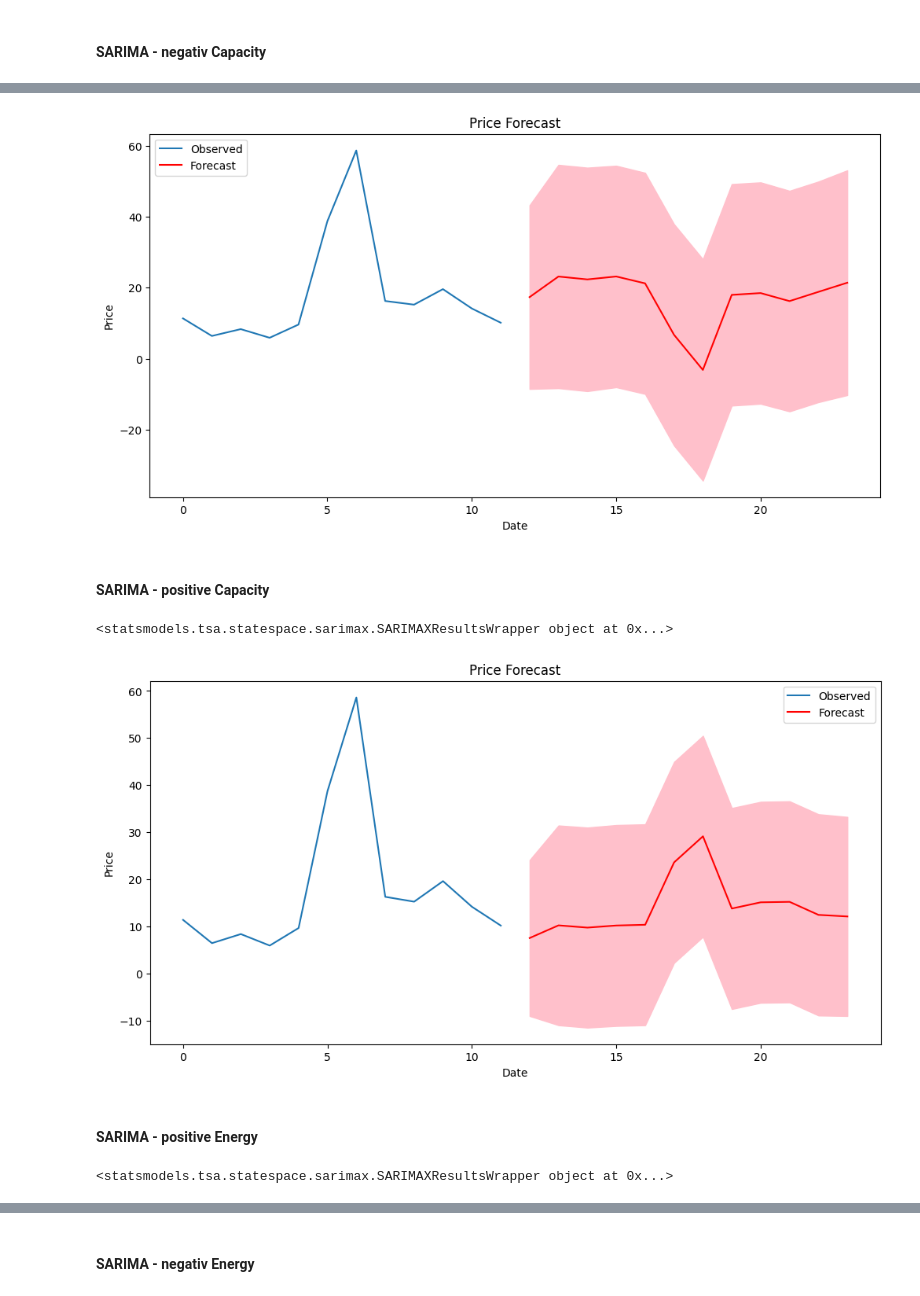
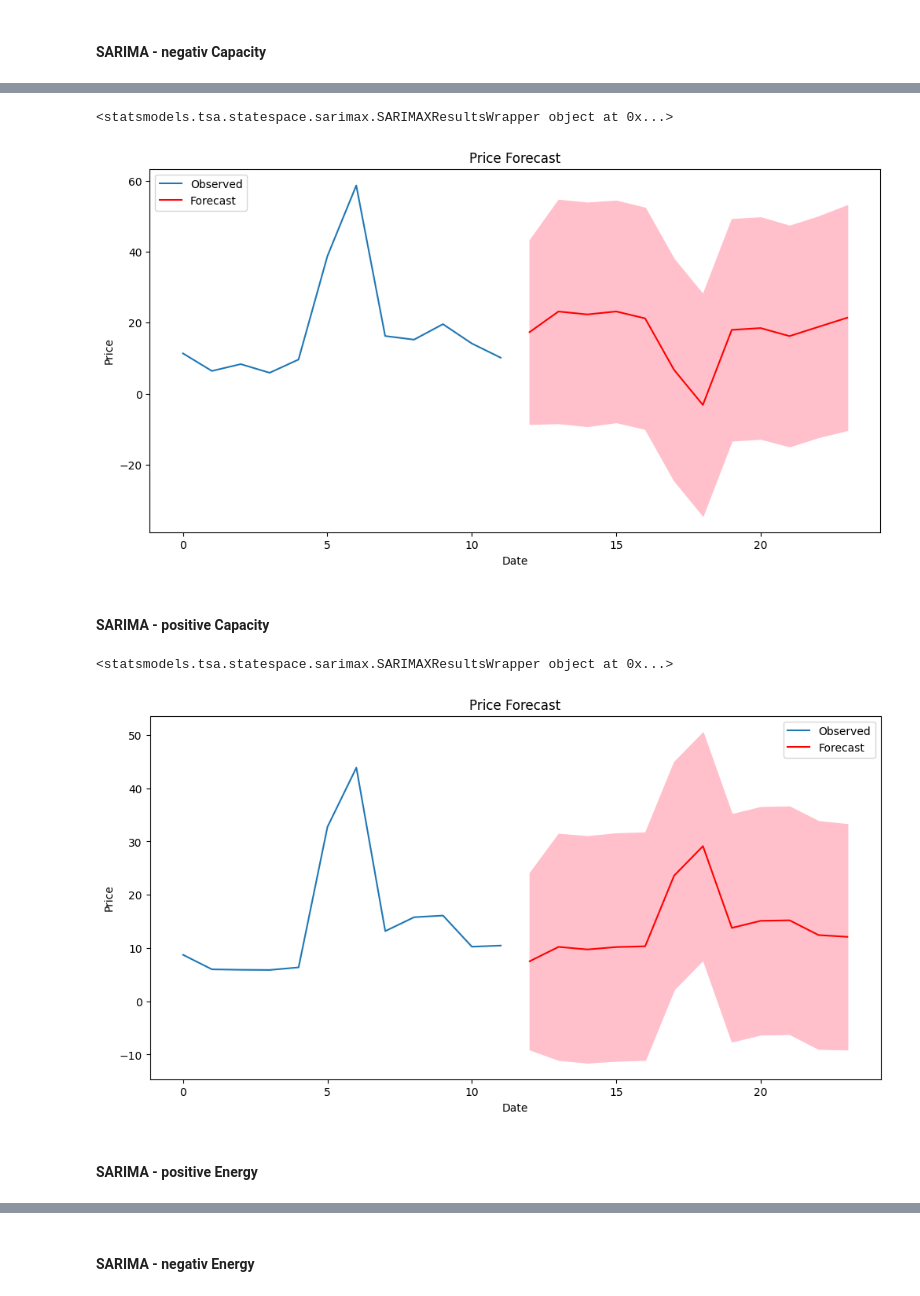
Before and after one commit to MrGreenPepper/Research-Project, a Jupyter notebook: gams/python/sarima_data.ipynb, the cells around one changed output, grey strips where cells are left out. Saved outputs shown, nothing was run; the diff lists cells and outputs as text; code cells hidden in the pictures.

Commit message:
new structure + reg market prices
new structure for sarima calculations
better & fixed sarima output

extracts regular market prices

```diff
--- a/gams/python/sarima_data.ipynb
+++ b/gams/python/sarima_data.ipynb
@@ -552,2 +554,17 @@ P, D, Q, s = 0, 0, 1, 12  # Assuming monthly seasonality
+# %%
+def designGAMSdata(forecastData, dataName):
+	gamsData = {
+		"timeStep": [],
+		'avgPrice': []
+	}
+	path = './data/SARIMA/'
+	for index, row in forecastData.iterrows():
+		#print(index, row)
+		for n in range(0,30):
+			gamsData['timeStep'].append('t' + str(30*(index-12)+n))
+			gamsData['avgPrice'].append(row['mean'])
+			#TODO: test correctness of forecast data
+	gamsDatapd = pd.DataFrame(gamsData)
+	gamsDatapd.to_excel(path + 'GAMStest_' + dataName + '.xlsx', dataName)
 # %% [markdown]
 #### SARIMA - negativ Capacity
@@ -567,4 +571,15 @@ forecast_ci = forecast.conf_int()
 # %%
+# Fit the SARIMA model
+model = SARIMAX(monthAvgNegC['avg'], order=(p, d, q), seasonal_order=(P, D, Q, s))
+results = model.fit()
+print(results)
+
+# Forecast future values
+forecast_periods = 12  # Forecast the next 12 months
+forecast = results.get_forecast(steps=forecast_periods)
+forecast_mean = forecast.predicted_mean
+forecast_ci = forecast.conf_int()
+
 # Plot the forecast
 plt.figure(figsize=(12, 6))
 plt.plot(monthAvgNegC['avg'], label='Observed')
@@ -575,5 +590,11 @@ plt.xlabel("Date")
 plt.ylabel("Price")
 plt.legend()
 plt.show()
+
+#save the forecast data
+dfForecate = forecast.summary_frame()
+dfForecate.to_excel('./data/SARIMA/monthAvgNegC.xlsx', 'monthAvgNegC')
+designGAMSdata(dfForecate, 'monthAvgNegC')
 # %% [output]
+<statsmodels.tsa.statespace.sarimax.SARIMAXResultsWrapper object at 0x...>
 [figure]
@@ -583,9 +601,2 @@ dfForecate.to_excel('./data/SARIMA/monthAvgNegC.xlsx', 'monthAvgNegC')
 # %% [markdown]
 #### SARIMA - positive Capacity
-# %%
-# Fit the SARIMA model
-model = SARIMAX(monthAvgPosC['avg'], order=(p, d, q), seasonal_order=(P, D, Q, s))
-results = model.fit()
-print(results)
-# %% [output]
-<statsmodels.tsa.statespace.sarimax.SARIMAXResultsWrapper object at 0x...>
@@ -598,13 +603,30 @@ forecast_ci = forecast.conf_int()
 # %%
+# Fit the SARIMA model
+model = SARIMAX(monthAvgPosC['avg'], order=(p, d, q), seasonal_order=(P, D, Q, s))
+results = model.fit()
+print(results)
+
+# Forecast future values
+forecast_periods = 12  # Forecast the next 12 months
+forecast = results.get_forecast(steps=forecast_periods)
+forecast_mean = forecast.predicted_mean
+forecast_ci = forecast.conf_int()
+
 # Plot the forecast
 plt.figure(figsize=(12, 6))
 plt.plot(monthAvgPosC['avg'], label='Observed')
 plt.plot(forecast_mean, label='Forecast', color='red')
 plt.fill_between(forecast_ci.index, forecast_ci.iloc[:, 0], forecast_ci.iloc[:, 1], color='pink')
 plt.title("Price Forecast")
 plt.xlabel("Date")
 plt.ylabel("Price")
 plt.legend()
 plt.show()
+
+#save the forecast data
+dfForecate = forecast.summary_frame()
+dfForecate.to_excel('./data/SARIMA/monthAvgPosC.xlsx', 'monthAvgPosC')
+designGAMSdata(dfForecate, 'monthAvgPosC')
 # %% [output]
+<statsmodels.tsa.statespace.sarimax.SARIMAXResultsWrapper object at 0x...>
-[figure, old version]
+[figure, new version]
@@ -614,9 +633,2 @@ dfForecate.to_excel('./data/SARIMA/monthAvgPosC.xlsx', 'monthAvgPosC')
 # %% [markdown]
 #### SARIMA - positive Energy
-# %%
-# Fit the SARIMA model
-model = SARIMAX(monthAvgPosE['avg'], order=(p, d, q), seasonal_order=(P, D, Q, s))
-results = model.fit()
-print(results)
-# %% [output]
-<statsmodels.tsa.statespace.sarimax.SARIMAXResultsWrapper object at 0x...>
```
Also changed, not shown: parts of 27 cells of this notebook, 34 other files.
